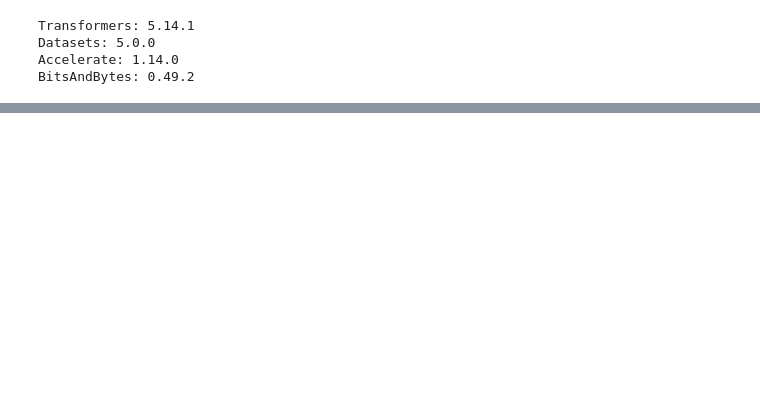
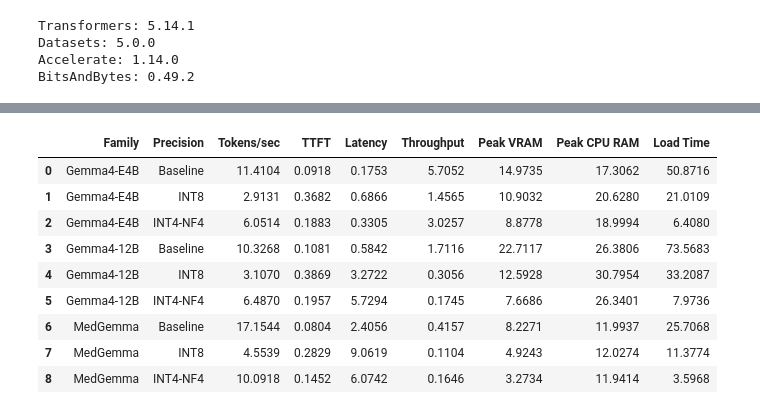
Before and after one commit to peempat/medpubcodex, a Jupyter notebook: gemma_medical_quantization_benchmark.ipynb, the cells around one changed output, grey strips where cells are left out. Drawn from its saved outputs; the diff is of its cells as text; code cells hidden in the pictures; blank space fills up the shorter version.

Commit message:
add all gemma 4 bench

```diff
--- a/gemma_medical_quantization_benchmark.ipynb
+++ b/gemma_medical_quantization_benchmark.ipynb
@@ -227,7 +211,7 @@ def friendly_access_error(exc, resource):
 
 raw_datasets = {}
 dataset_errors = {}
-requested_benchmarks = list(BENCHMARKS) + (["healthbench"] if RUN_HEALTHBENCH else [])
+requested_benchmarks = list(BENCHMARKS)
 
 for benchmark in requested_benchmarks:
     cfg = DATASET_CONFIGS.get(benchmark, {})
@@ -2344,0 +910,18 @@ Three caveats worth keeping in view:
+# %%
+(multi_family_predictions, multi_family_performance_rows,
+ multi_family_memory_rows, multi_family_failures) = run_all_families(
+    ACTIVE_FAMILIES, ACTIVE_PRECISIONS
+)
+
+multi_family_benchmark_summary = pd.DataFrame(summarize_predictions(multi_family_predictions))
+benchmark_summary = multi_family_benchmark_summary
+multi_family_performance_summary = pd.DataFrame(multi_family_performance_rows)
+performance_summary = multi_family_performance_summary
+multi_family_memory_summary = pd.DataFrame(multi_family_memory_rows)
+memory_summary = multi_family_memory_summary
+
+print(f"\nCompleted: {len(multi_family_performance_rows)}/{len(CONFIGURATION_INDEX)} configurations")
+if multi_family_failures:
+    print(f"Failed: {len(multi_family_failures)}")
+    for failure in multi_family_failures:
+        print(f"  {failure['model_configuration']}: {failure['error'][:110]}")
@@ -2344,0 +944,63 @@ Three caveats worth keeping in view:
+# %%
+def tag_with_family_precision(summary):
+    '''Attach model_family and precision columns from the configuration index.'''
+    tags = pd.DataFrame(
+        [CONFIGURATION_INDEX.get(name, (None, None)) for name in summary["model_configuration"]],
+        index=summary.index, columns=["model_family", "precision"],
+    )
+    return pd.concat([summary, tags], axis=1)
+
+def family_precision_frame(summary, value="accuracy"):
+    '''Pivot to families on the rows and precisions on the columns.'''
+    if summary.empty:
+        return pd.DataFrame()
+    grouped = (tag_with_family_precision(summary)
+               .groupby(["model_family", "precision"])[value].mean().unstack("precision"))
+    return grouped.reindex(index=ACTIVE_FAMILIES, columns=ACTIVE_PRECISIONS)
+
+# Accuracy per benchmark, one row per family/precision pair.
+if not multi_family_benchmark_summary.empty:
+    per_benchmark = tag_with_family_precision(multi_family_benchmark_summary)
+    table_f_accuracy_by_benchmark = per_benchmark.pivot_table(
+        index=["model_family", "precision"], columns="benchmark", values="accuracy"
+    ).reindex(pd.MultiIndex.from_product([ACTIVE_FAMILIES, ACTIVE_PRECISIONS],
+                                         names=["model_family", "precision"]))
+else:
+    table_f_accuracy_by_benchmark = pd.DataFrame()
+
+table_g_mean_accuracy = family_precision_frame(multi_family_benchmark_summary, "accuracy")
+table_g_valid_rate = family_precision_frame(multi_family_benchmark_summary, "valid_response_rate")
+
+def performance_frame(performance, memory):
+    if performance.empty:
+        return pd.DataFrame()
+    merged = performance.merge(
+        memory[["model_configuration", "peak_allocated_vram_gib", "peak_cpu_ram_gib"]],
+        on="model_configuration", how="left",
+    ) if not memory.empty else performance
+    columns = {
+        "model_family": "Family", "precision": "Precision",
+        "tokens_per_second": "Tokens/sec", "mean_time_to_first_token_seconds": "TTFT",
+        "mean_latency_seconds": "Latency", "overall_samples_per_second": "Throughput",
+        "peak_allocated_vram_gib": "Peak VRAM", "peak_cpu_ram_gib": "Peak CPU RAM",
+        "load_time_seconds": "Load Time",
+    }
+    present = [c for c in columns if c in merged.columns]
+    return merged[present].rename(columns=columns)
+
+table_h_performance = performance_frame(multi_family_performance_summary, multi_family_memory_summary)
+
+for name, frame in [
+    (f"{MULTI_FAMILY_PREFIX}_table_f_accuracy_by_benchmark.csv", table_f_accuracy_by_benchmark),
+    (f"{MULTI_FAMILY_PREFIX}_table_g_mean_accuracy.csv", table_g_mean_accuracy),
+    (f"{MULTI_FAMILY_PREFIX}_table_g_valid_rate.csv", table_g_valid_rate),
+    (f"{MULTI_FAMILY_PREFIX}_table_h_performance.csv", table_h_performance),
+]:
+    if not frame.empty:
+        frame.to_csv(Path(OUTPUT_DIR) / name)
+
+display(Markdown("### Table F - Accuracy per benchmark"), table_f_accuracy_by_benchmark.round(4))
+display(Markdown("### Table G - Mean accuracy across benchmarks"), table_g_mean_accuracy.round(4))
+display(Markdown("### Table G2 - Valid response rate"), table_g_valid_rate.round(4))
+display(Markdown("### Table H - Performance and memory"), table_h_performance.round(4))
+# %% [output]
@@ -2344,0 +1032,10 @@ Three caveats worth keeping in view:
+|  | Family | Precision | Tokens/sec | TTFT | Latency | Throughput | Peak VRAM | Peak CPU RAM | Load Time |
+| 0 | Gemma4-E4B | Baseline | 11.4104 | 0.0918 | 0.1753 | 5.7052 | 14.9735 | 17.3062 | 50.8716 |
+| 1 | Gemma4-E4B | INT8 | 2.9131 | 0.3682 | 0.6866 | 1.4565 | 10.9032 | 20.6280 | 21.0109 |
+| 2 | Gemma4-E4B | INT4-NF4 | 6.0514 | 0.1883 | 0.3305 | 3.0257 | 8.8778 | 18.9994 | 6.4080 |
+| 3 | Gemma4-12B | Baseline | 10.3268 | 0.1081 | 0.5842 | 1.7116 | 22.7117 | 26.3806 | 73.5683 |
+| 4 | Gemma4-12B | INT8 | 3.1070 | 0.3869 | 3.2722 | 0.3056 | 12.5928 | 30.7954 | 33.2087 |
+| 5 | Gemma4-12B | INT4-NF4 | 6.4870 | 0.1957 | 5.7294 | 0.1745 | 7.6686 | 26.3401 | 7.9736 |
+| 6 | MedGemma | Baseline | 17.1544 | 0.0804 | 2.4056 | 0.4157 | 8.2271 | 11.9937 | 25.7068 |
+| 7 | MedGemma | INT8 | 4.5539 | 0.2829 | 9.0619 | 0.1104 | 4.9243 | 12.0274 | 11.3774 |
+| 8 | MedGemma | INT4-NF4 | 10.0918 | 0.1452 | 6.0742 | 0.1646 | 3.2734 | 11.9414 | 3.5968 |
```
Also changed, not shown: parts of 113 cells of this notebook, 2 other files.
